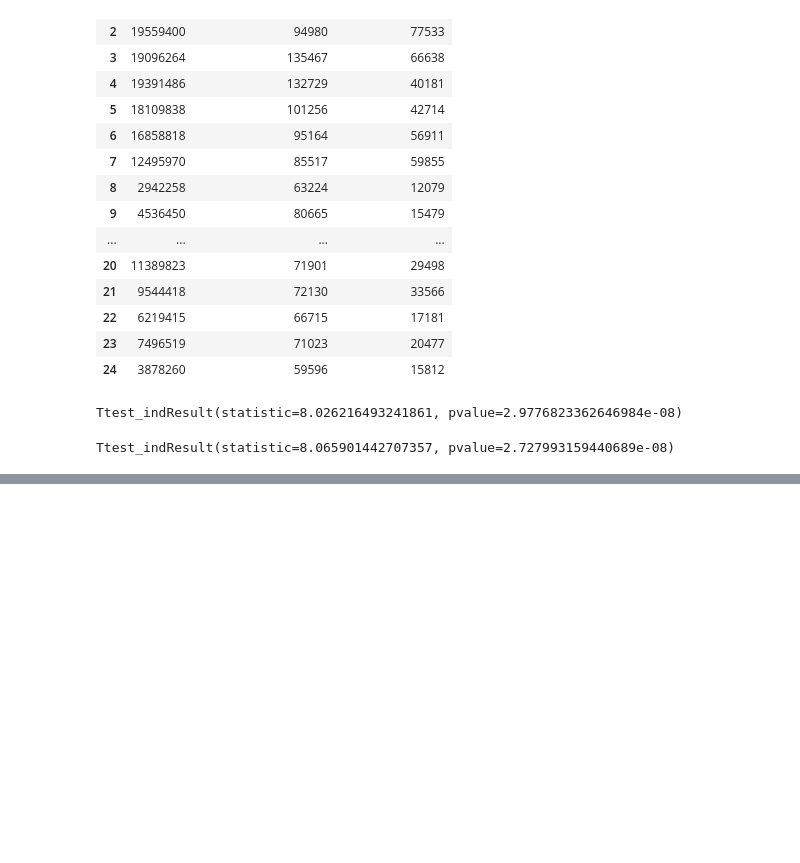
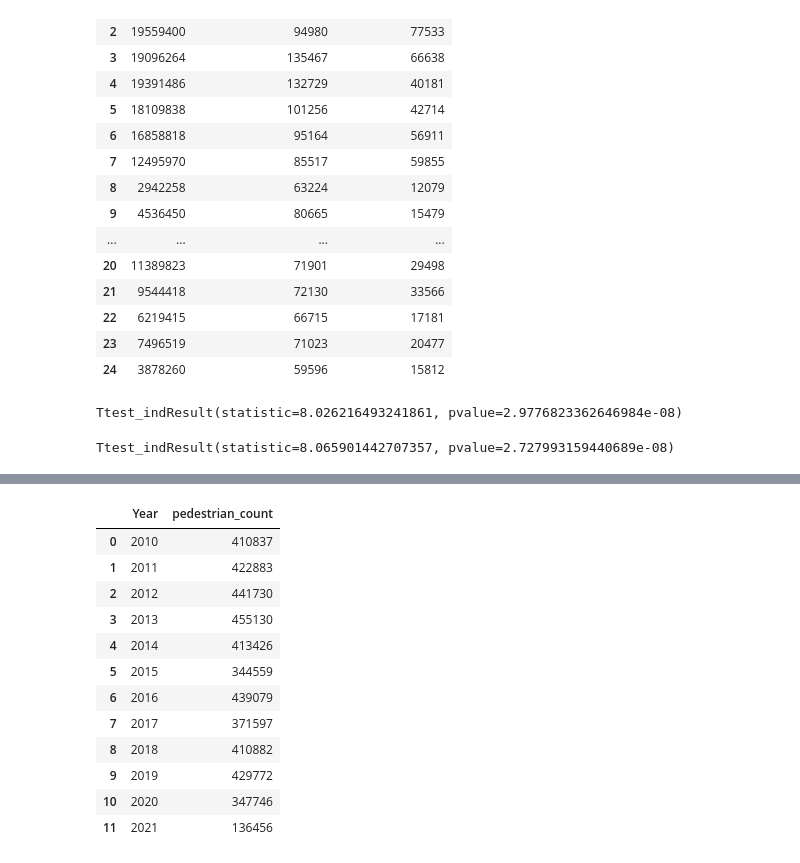
Before and after one commit to James-Akerman/covid19-melbourne-pedestrian-activity-analysis, a Jupyter notebook: Hypothesis 1/Prabh_analysis.ipynb, the cells around one changed output, grey strips where cells are left out. Drawn from its saved outputs; the diff is of its cells as text; code cells hidden in the pictures; blank space fills up the shorter version.

```diff
--- a/Hypothesis 1/Prabh_analysis.ipynb
+++ b/Hypothesis 1/Prabh_analysis.ipynb
@@ -142,0 +160,16 @@ Ttest_indResult(statistic=8.065901442707357, pvalue=2.727993159440689e-08)
+# %%
+df3
+# %% [output]
+|  | Year | pedestrian_count |
+| 0 | 2010 | 410837 |
+| 1 | 2011 | 422883 |
+| 2 | 2012 | 441730 |
+| 3 | 2013 | 455130 |
+| 4 | 2014 | 413426 |
+| 5 | 2015 | 344559 |
+| 6 | 2016 | 439079 |
+| 7 | 2017 | 371597 |
+| 8 | 2018 | 410882 |
+| 9 | 2019 | 429772 |
+| 10 | 2020 | 347746 |
+| 11 | 2021 | 136456 |
```
Also changed, not shown: parts of 12 cells of this notebook, 23 other files.
